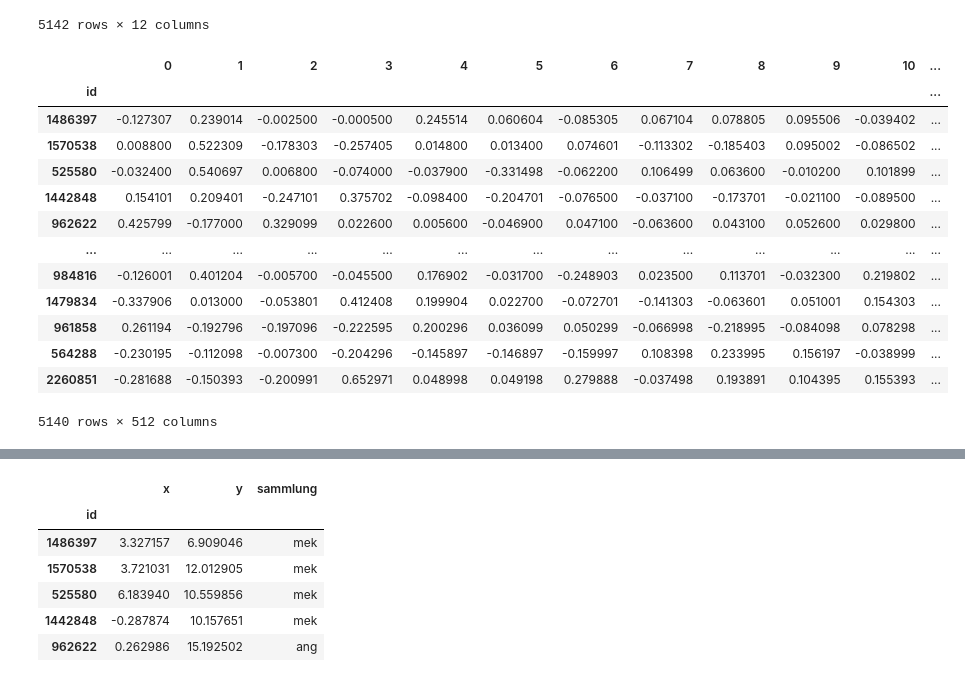
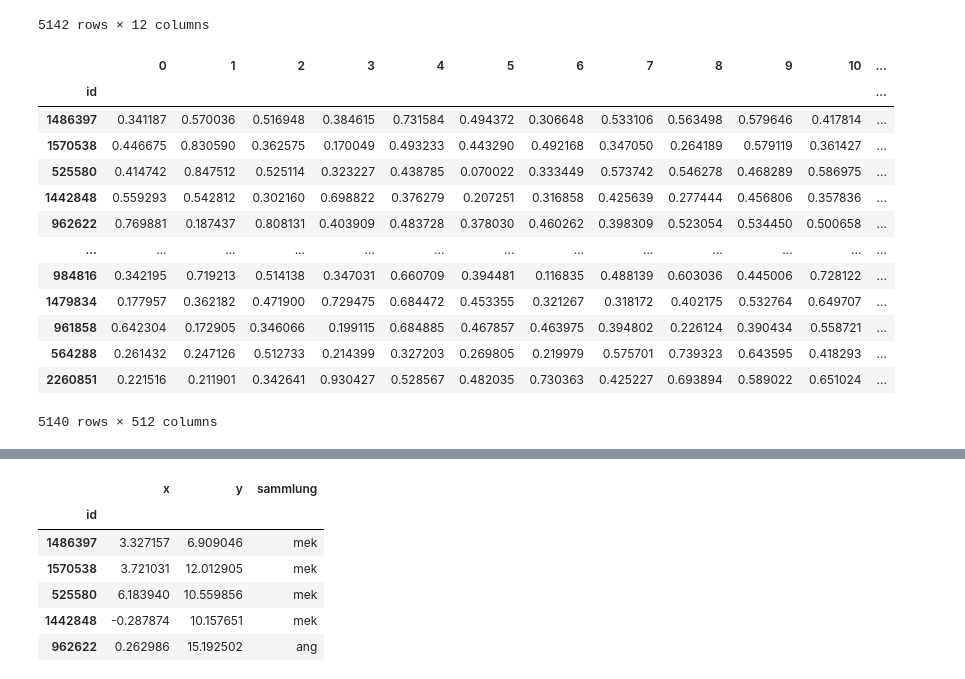
Before and after one commit to cpietsch/smb-vis, a Jupyter notebook: notebooks/4-SMB_merge_BIT_USE_into_2d.ipynb, the cells around one changed output, grey strips where cells are left out. Cells and saved outputs as stored; diff of their text form; code cells hidden in the pictures.

Commit message:
added min-max scaler to umap merger

```diff
--- a/notebooks/4-SMB_merge_BIT_USE_into_2d.ipynb
+++ b/notebooks/4-SMB_merge_BIT_USE_into_2d.ipynb
@@ -29,22 +30,25 @@ data
 5142 rows × 12 columns
 # %%
 df_images = pd.read_csv("pca-bit.csv", index_col=0).set_index('id')
-df_images.iloc[:,:] = Normalizer(norm='l2').fit_transform(df_images)
-df_images
+scaler = MinMaxScaler()
+scaled_values = scaler.fit_transform(df_images)
+df_images_scaled = pd.DataFrame(scaled_values, index=df_images.index)
+#df_images.iloc[:,:] = Normalizer(norm='l2').fit_transform(df_images)
+df_images_scaled
 # %% [output]
 |  | 0 | 1 | 2 | 3 | 4 | 5 | 6 | 7 | 8 | 9 | 10 | ... |
 | id |  |  |  |  |  |  |  |  |  |  |  | ... |
-| 1486397 | -0.127307 | 0.239014 | -0.002500 | -0.000500 | 0.245514 | 0.060604 | -0.085305 | 0.067104 | 0.078805 | 0.095506 | -0.039402 | ... |
-| 1570538 | 0.008800 | 0.522309 | -0.178303 | -0.257405 | 0.014800 | 0.013400 | 0.074601 | -0.113302 | -0.185403 | 0.095002 | -0.086502 | ... |
-| 525580 | -0.032400 | 0.540697 | 0.006800 | -0.074000 | -0.037900 | -0.331498 | -0.062200 | 0.106499 | 0.063600 | -0.010200 | 0.101899 | ... |
-| 1442848 | 0.154101 | 0.209401 | -0.247101 | 0.375702 | -0.098400 | -0.204701 | -0.076500 | -0.037100 | -0.173701 | -0.021100 | -0.089500 | ... |
-| 962622 | 0.425799 | -0.177000 | 0.329099 | 0.022600 | 0.005600 | -0.046900 | 0.047100 | -0.063600 | 0.043100 | 0.052600 | 0.029800 | ... |
+| 1486397 | 0.341187 | 0.570036 | 0.516948 | 0.384615 | 0.731584 | 0.494372 | 0.306648 | 0.533106 | 0.563498 | 0.579646 | 0.417814 | ... |
+| 1570538 | 0.446675 | 0.830590 | 0.362575 | 0.170049 | 0.493233 | 0.443290 | 0.492168 | 0.347050 | 0.264189 | 0.579119 | 0.361427 | ... |
+| 525580 | 0.414742 | 0.847512 | 0.525114 | 0.323227 | 0.438785 | 0.070022 | 0.333449 | 0.573742 | 0.546278 | 0.468289 | 0.586975 | ... |
+| 1442848 | 0.559293 | 0.542812 | 0.302160 | 0.698822 | 0.376279 | 0.207251 | 0.316858 | 0.425639 | 0.277444 | 0.456806 | 0.357836 | ... |
+| 962622 | 0.769881 | 0.187437 | 0.808131 | 0.403909 | 0.483728 | 0.378030 | 0.460262 | 0.398309 | 0.523054 | 0.534450 | 0.500658 | ... |
 | ... | ... | ... | ... | ... | ... | ... | ... | ... | ... | ... | ... | ... |
-| 984816 | -0.126001 | 0.401204 | -0.005700 | -0.045500 | 0.176902 | -0.031700 | -0.248903 | 0.023500 | 0.113701 | -0.032300 | 0.219802 | ... |
-| 1479834 | -0.337906 | 0.013000 | -0.053801 | 0.412408 | 0.199904 | 0.022700 | -0.072701 | -0.141303 | -0.063601 | 0.051001 | 0.154303 | ... |
-| 961858 | 0.261194 | -0.192796 | -0.197096 | -0.222595 | 0.200296 | 0.036099 | 0.050299 | -0.066998 | -0.218995 | -0.084098 | 0.078298 | ... |
-| 564288 | -0.230195 | -0.112098 | -0.007300 | -0.204296 | -0.145897 | -0.146897 | -0.159997 | 0.108398 | 0.233995 | 0.156197 | -0.038999 | ... |
-| 2260851 | -0.281688 | -0.150393 | -0.200991 | 0.652971 | 0.048998 | 0.049198 | 0.279888 | -0.037498 | 0.193891 | 0.104395 | 0.155393 | ... |
+| 984816 | 0.342195 | 0.719213 | 0.514138 | 0.347031 | 0.660709 | 0.394481 | 0.116835 | 0.488139 | 0.603036 | 0.445006 | 0.728122 | ... |
+| 1479834 | 0.177957 | 0.362182 | 0.471900 | 0.729475 | 0.684472 | 0.453355 | 0.321267 | 0.318172 | 0.402175 | 0.532764 | 0.649707 | ... |
+| 961858 | 0.642304 | 0.172905 | 0.346066 | 0.199115 | 0.684885 | 0.467857 | 0.463975 | 0.394802 | 0.226124 | 0.390434 | 0.558721 | ... |
+| 564288 | 0.261432 | 0.247126 | 0.512733 | 0.214399 | 0.327203 | 0.269805 | 0.219979 | 0.575701 | 0.739323 | 0.643595 | 0.418293 | ... |
+| 2260851 | 0.221516 | 0.211901 | 0.342641 | 0.930427 | 0.528567 | 0.482035 | 0.730363 | 0.425227 | 0.693894 | 0.589022 | 0.651024 | ... |
 5140 rows × 512 columns
 # %%
 df_title = pd.read_csv("use.csv", index_col=0).set_index('id')
```
Also changed, not shown: parts of 4 cells of this notebook.
